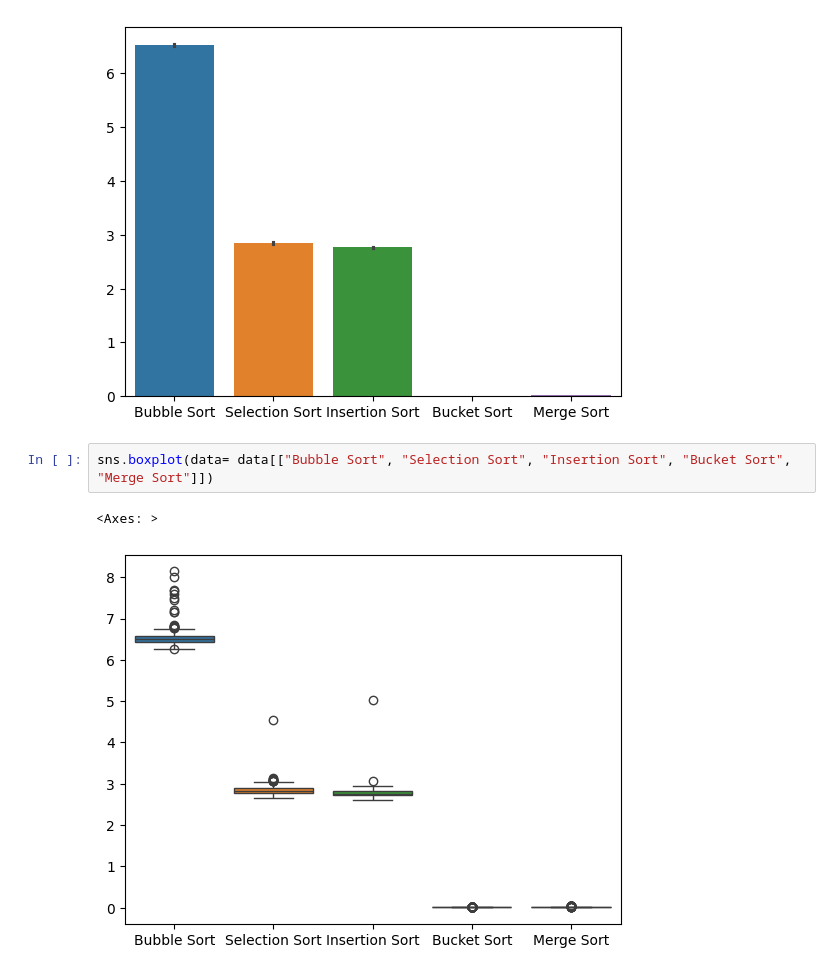
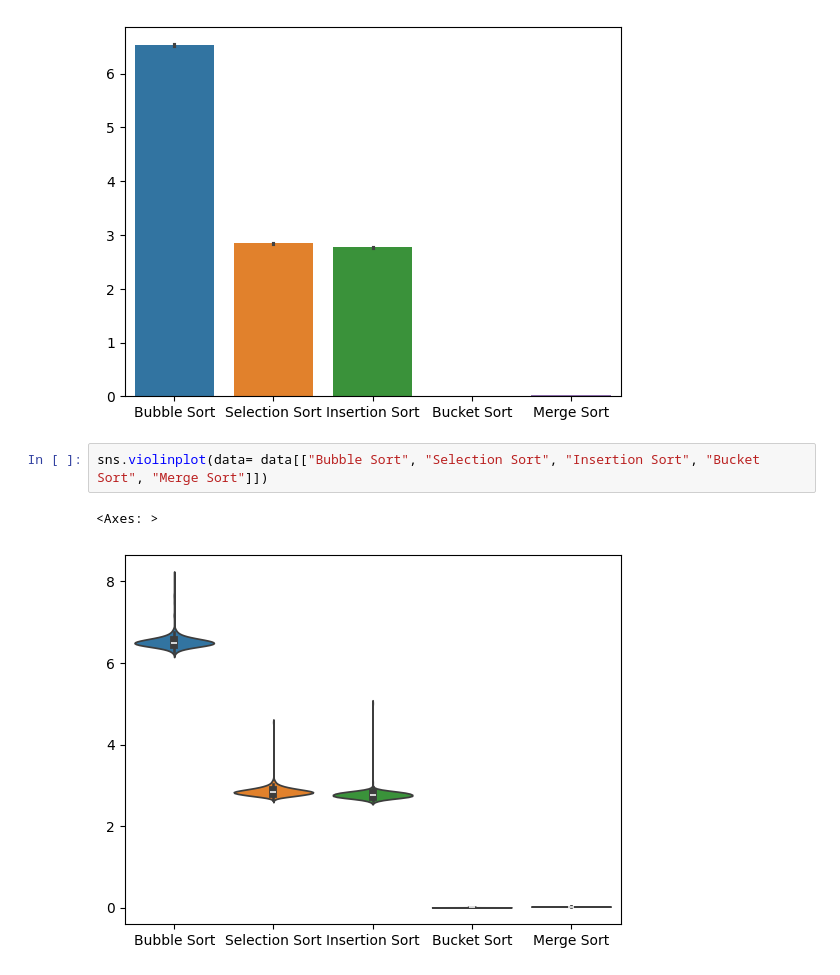
Before and after one commit to WarnerVance/May-Term-Work, a Jupyter notebook: analysis.ipynb, the cells around one changed output. Drawn from its saved outputs; the diff is of its cells as text.

```diff
--- a/analysis.ipynb
+++ b/analysis.ipynb
@@ -31,7 +31,7 @@ sns.barplot(data= data[["Bubble Sort", "Selection Sort", "Insertion Sort", "Buck
 <Axes: >
 [figure]
 # %%
-sns.boxplot(data= data[["Bubble Sort", "Selection Sort", "Insertion Sort", "Bucket Sort", "Merge Sort"]])
+sns.violinplot(data= data[["Bubble Sort", "Selection Sort", "Insertion Sort", "Bucket Sort", "Merge Sort"]])
 # %% [output]
 <Axes: >
-[figure, old version]
+[figure, new version]
```
Also changed, not shown: parts of 2 cells of this notebook.
